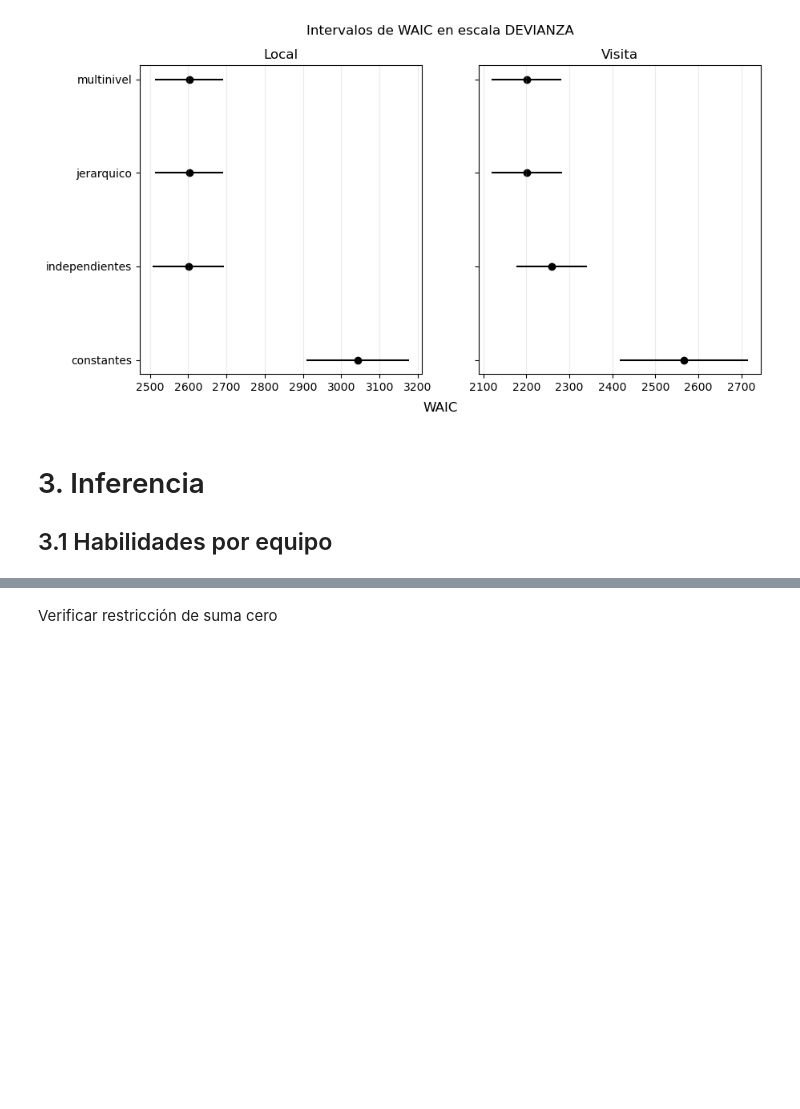
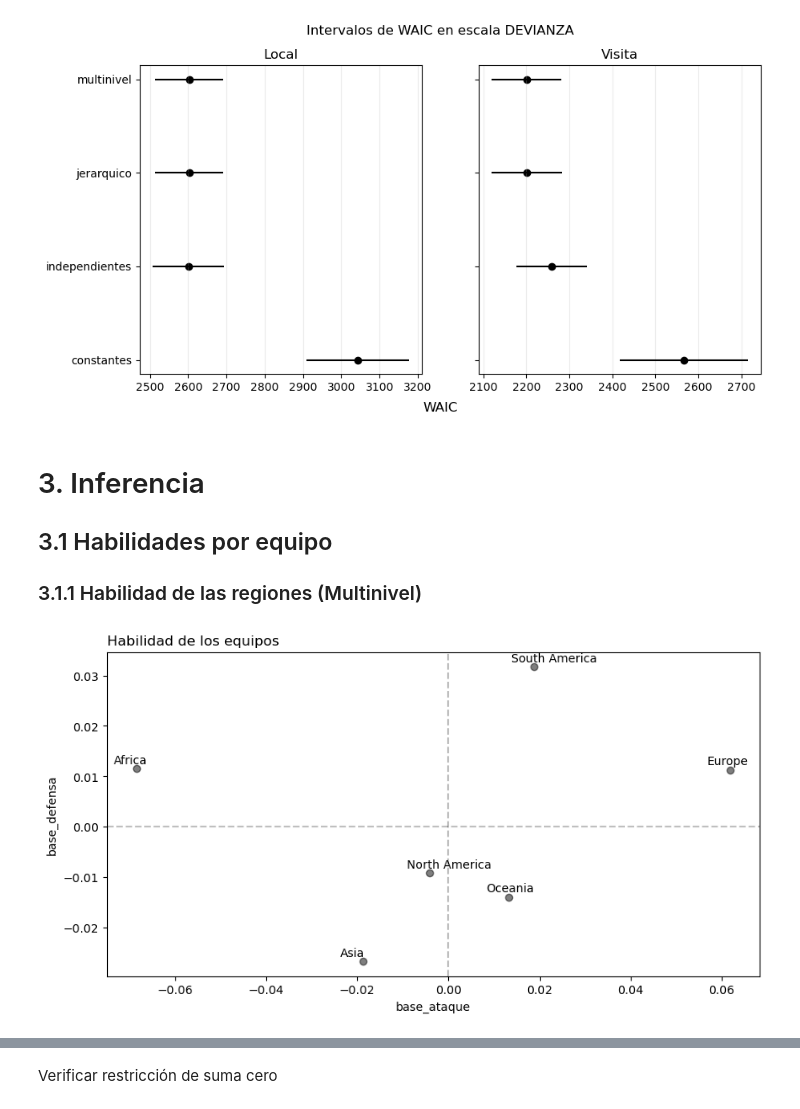
Before and after one commit to CAMM961001/futbol_bayes, a Jupyter notebook: src/jerarquico.ipynb, the cells around one changed output, grey strips where cells are left out. Saved outputs shown, nothing was run; the diff lists cells and outputs as text; code cells hidden in the pictures; blank space fills up the shorter version.

```diff
--- a/src/jerarquico.ipynb
+++ b/src/jerarquico.ipynb
@@ -605,3 +625,46 @@ plt.show()
 # 3. Inferencia
 
 ## 3.1 Habilidades por equipo
+
+### 3.1.1 Habilidad de las regiones (Multinivel)
+# %%
+# Datos de visualización
+ataque_param = 'base_ataque'
+defensa_param = 'base_defensa'
+
+vis_ = (
+    summary_vis_
+    .loc[summary_vis_['param'].isin([ataque_param, defensa_param]) ]
+    .reset_index(drop=True))
+
+regiones = ['Africa','Asia','Oceania','North America','Europe','South America']
+
+# Especificaciones de figura
+plt.figure(figsize=(10,5))
+
+# Visualizaciones
+plt.scatter(
+    x=vis_.query(f"param=='{ataque_param}'").Mean
+    ,y=vis_.query(f"param=='{defensa_param}'").Mean
+    ,color='black'
+    ,alpha=0.5)
+plt.axvline(x=0, color='black', alpha=0.25, linestyle='--')
+plt.axhline(y=0, color='black', alpha=0.25, linestyle='--')
+
+# Anotaciones y estilo
+plt.title('Habilidad de los equipos', loc='left')
+plt.xlabel(ataque_param)
+plt.ylabel(defensa_param)
+
+for idx, region in enumerate(regiones):
+    X = vis_.query(f"param=='{ataque_param}'").Mean.reset_index(drop=True)[idx]
+    Y = vis_.query(f"param=='{defensa_param}'").Mean.reset_index(drop=True)[idx]
+    plt.text(
+        x=X - 0.005
+        ,y=Y + 0.001
+        ,s=region.title()
+    )
+
+plt.show()
+# %% [output]
+[figure, added]
```
Also changed, not shown: parts of 15 cells of this notebook.
